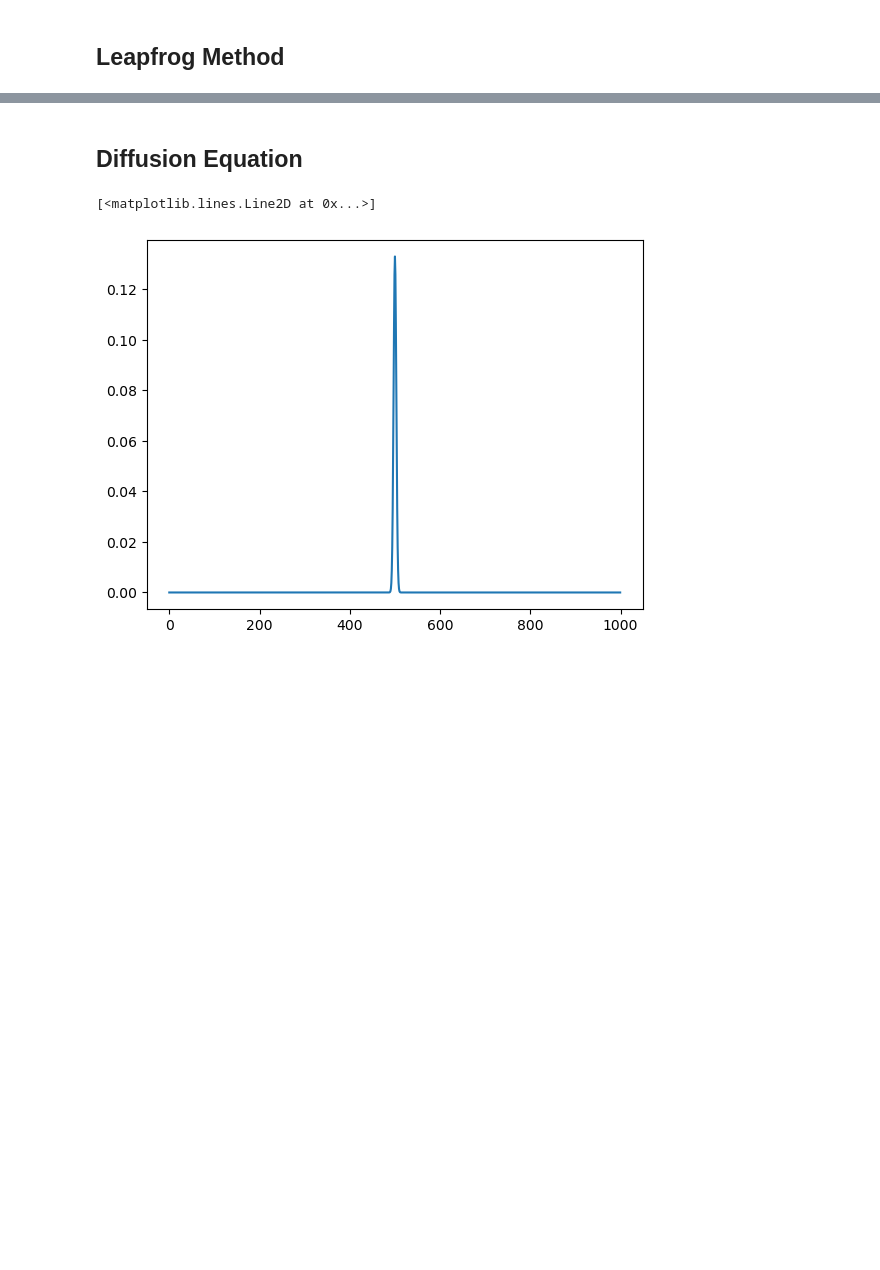
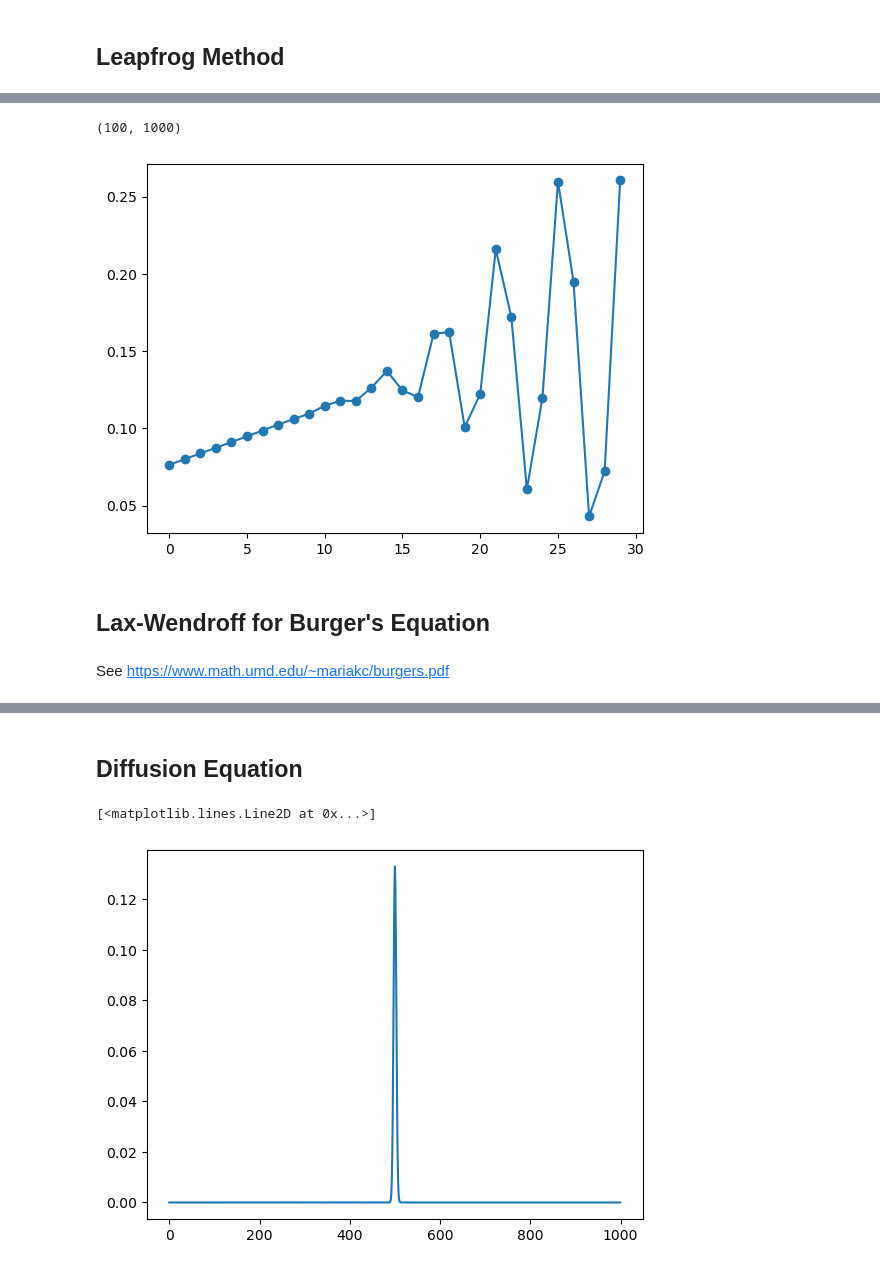
Before and after one commit to blanton144/computational-grad, a Jupyter notebook: docs/notebooks/pde.ipynb, the cells around one changed output, grey strips where cells are left out. Cells and saved outputs as stored; diff of their text form; code cells hidden in the pictures; blank space fills up the shorter version.

```diff
--- a/docs/notebooks/pde.ipynb
+++ b/docs/notebooks/pde.ipynb
@@ -200,0 +246,12 @@ HTML(anim.to_html5_video())
+# %%
+sig = 10.
+x = np.arange(n)
+qold = 5. * np.exp(- 0.5 * (x - start)**2 / sig**2) / np.sqrt(2. * np.pi) / sig
+qstart = burger_lax_step(q=qold, dx=dx, dt=dx / v * 0.5, v=v)
+# %%
+nstep = 100
+q = np.zeros((nstep, n))
+q[0, :] = qstart
+for i in np.arange(nstep - 1):
+    q[i + 1, :] = burger_lax_step(q=q[i, :], dx=dx, dt=dx / 0.5, v=v)
+    qold = q[i, :]
@@ -200,0 +267,12 @@ HTML(anim.to_html5_video())
+# %%
+sig = 10.
+x = np.arange(n)
+qold = 5. * np.exp(- 0.5 * (x - start)**2 / sig**2) / np.sqrt(2. * np.pi) / sig
+qstart = burger_lax_step(q=qold, dx=dx, dt=dx / v * 0.5, v=v)
+# %%
+nstep = 100
+q = np.zeros((nstep, n))
+q[0, :] = qstart
+for i in np.arange(nstep - 1):
+    q[i + 1, :] = burger_leapfrog_step(q=q[i, :], qold=qold, dx=dx, dt=dx / 0.5, v=v)
+    qold = q[i, :]
@@ -200,0 +288,11 @@ HTML(anim.to_html5_video())
+# %%
+plt.plot(q[90, 500:530])
+plt.scatter(np.arange(30), q[90, 500:530])
+print(q.shape)
+# %% [output]
+(100, 1000)
+[figure, added]
+# %% [markdown]
+## Lax-Wendroff for Burger's Equation
+# %% [markdown]
+See https://www.math.umd.edu/~mariakc/burgers.pdf
```
Also changed, not shown: parts of 35 cells of this notebook, 7 other files.
